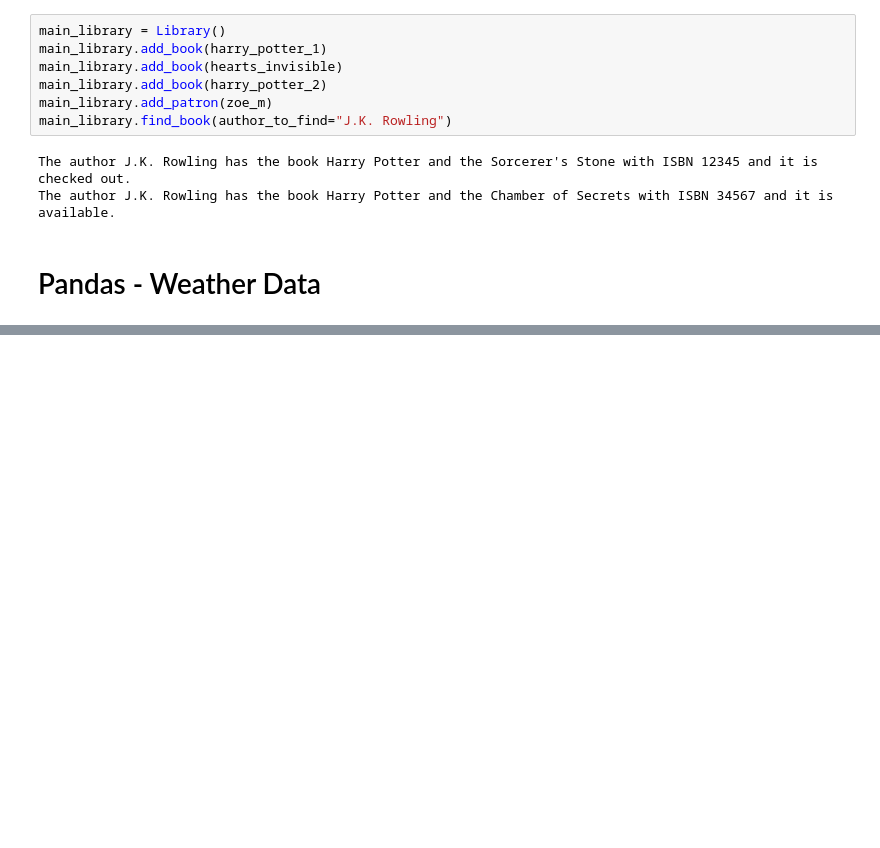
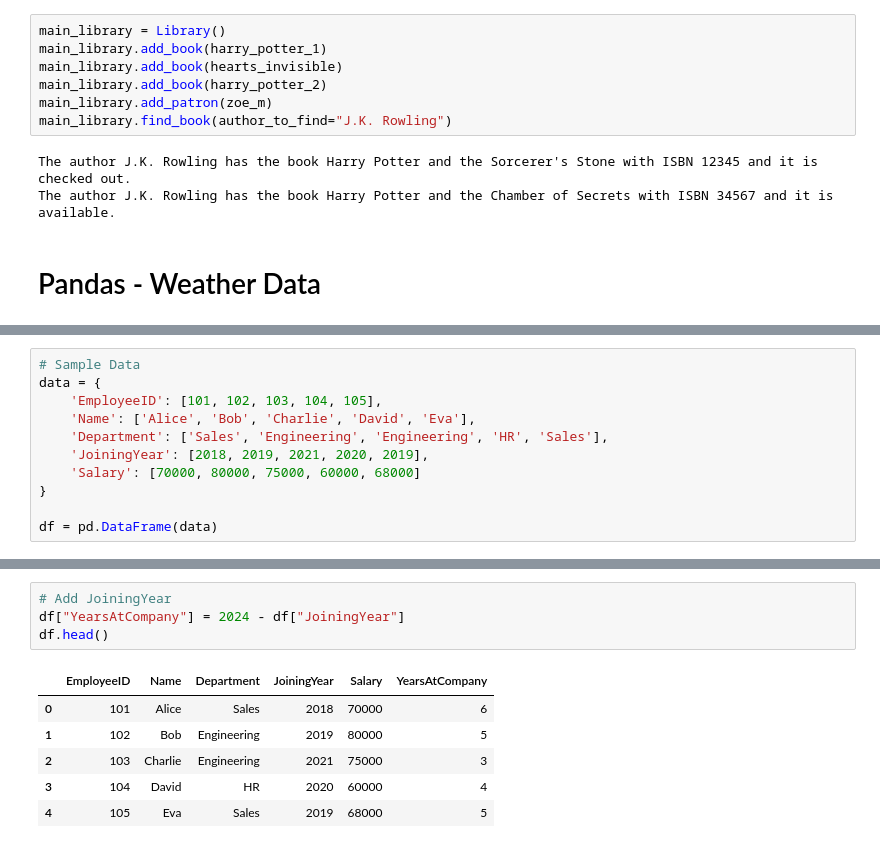
Before and after one commit to zoemcbride/energy-data-lab, a Jupyter notebook: practice_interview_questions.ipynb, the cells around one changed output, grey strips where cells are left out. Saved outputs shown, nothing was run; the diff lists cells and outputs as text; blank space fills up the shorter version.

```diff
--- a/practice_interview_questions.ipynb
+++ b/practice_interview_questions.ipynb
@@ -1250,0 +1259,11 @@ Name: proportion, dtype: float64
+# %%
+# Sample Data
+data = {
+    'EmployeeID': [101, 102, 103, 104, 105],
+    'Name': ['Alice', 'Bob', 'Charlie', 'David', 'Eva'],
+    'Department': ['Sales', 'Engineering', 'Engineering', 'HR', 'Sales'],
+    'JoiningYear': [2018, 2019, 2021, 2020, 2019],
+    'Salary': [70000, 80000, 75000, 60000, 68000]
+}
+
+df = pd.DataFrame(data)
@@ -1250,0 +1291,11 @@ Name: proportion, dtype: float64
+# %%
+# Add JoiningYear
+df["YearsAtCompany"] = 2024 - df["JoiningYear"]
+df.head()
+# %% [output]
+|  | EmployeeID | Name | Department | JoiningYear | Salary | YearsAtCompany |
+| 0 | 101 | Alice | Sales | 2018 | 70000 | 6 |
+| 1 | 102 | Bob | Engineering | 2019 | 80000 | 5 |
+| 2 | 103 | Charlie | Engineering | 2021 | 75000 | 3 |
+| 3 | 104 | David | HR | 2020 | 60000 | 4 |
+| 4 | 105 | Eva | Sales | 2019 | 68000 | 5 |
```
Also changed, not shown: parts of 91 cells of this notebook, 2 other files.
